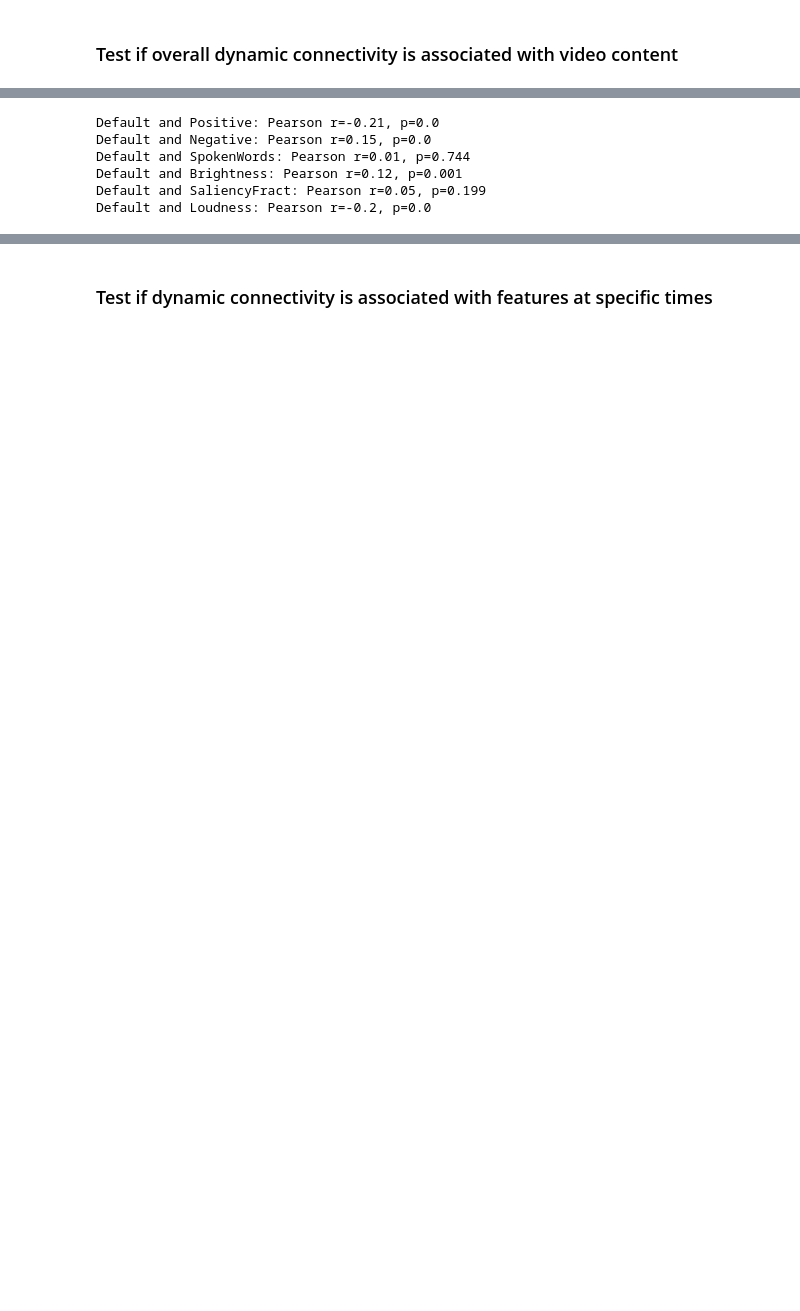
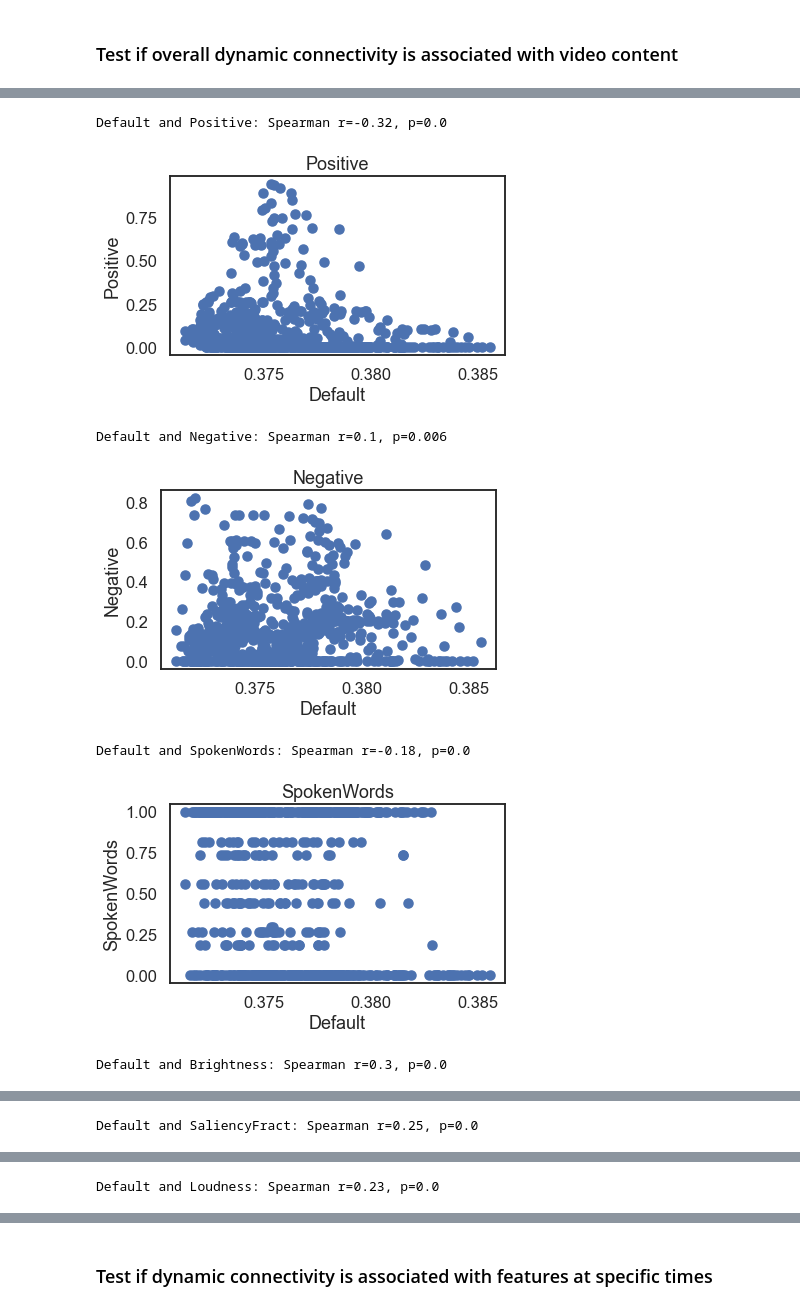
Before and after one commit to catcamacho/hbn_soc_net, a Jupyter notebook: 2_DynamicNet_affect.ipynb, the cells around one changed output, grey strips where cells are left out. Drawn from its saved outputs; the diff is of its cells as text; code cells hidden in the pictures; blank space fills up the shorter version.

```diff
--- a/2_DynamicNet_affect.ipynb
+++ b/2_DynamicNet_affect.ipynb
@@ -380,15 +396,23 @@ features.loc[:,:] = compute_phase(features.to_numpy(), outfile)
 # %%
 # load group data
 group_meanDMN = np.load(os.path.join(out_dir, 'group_mean_Default_ips_movieDM.npy'))
 
 # loop through features and test for overall correlation
 for f in features.columns:
-    r,p = scp.pearsonr(group_meanDMN[4:745],features[f].to_numpy()[4:745])
-    print('Default and {0}: Pearson r={1}, p={2}'.format(f,round(r,2),round(p,3)))
+    r,p = scp.spearmanr(group_meanDMN[4:745],features_smooth[f].to_numpy()[4:745])
+    print('Default and {0}: Spearman r={1}, p={2}'.format(f,round(r,2),round(p,3)))
+    plt.scatter(group_meanDMN[4:745],features_smooth[f].to_numpy()[4:745])
+    plt.title(f)
+    plt.xlabel('Default')
+    plt.ylabel(f)
+    plt.tight_layout()
+    plt.show()
+    plt.close()
 # %% [output]
-Default and Positive: Pearson r=-0.21, p=0.0
-Default and Negative: Pearson r=0.15, p=0.0
-Default and SpokenWords: Pearson r=0.01, p=0.744
-Default and Brightness: Pearson r=0.12, p=0.001
-Default and SaliencyFract: Pearson r=0.05, p=0.199
-Default and Loudness: Pearson r=-0.2, p=0.0
+Default and Positive: Spearman r=-0.32, p=0.0
+[figure, added]
+Default and Negative: Spearman r=0.1, p=0.006
+[figure, added]
+Default and SpokenWords: Spearman r=-0.18, p=0.0
+[figure, added]
+Default and Brightness: Spearman r=0.3, p=0.0
@@ -394,0 +420 @@ Default and Loudness: Pearson r=-0.2, p=0.0
+Default and SaliencyFract: Spearman r=0.25, p=0.0
@@ -394,0 +422 @@ Default and Loudness: Pearson r=-0.2, p=0.0
+Default and Loudness: Spearman r=0.23, p=0.0
```
Also changed, not shown: parts of 13 cells of this notebook.
